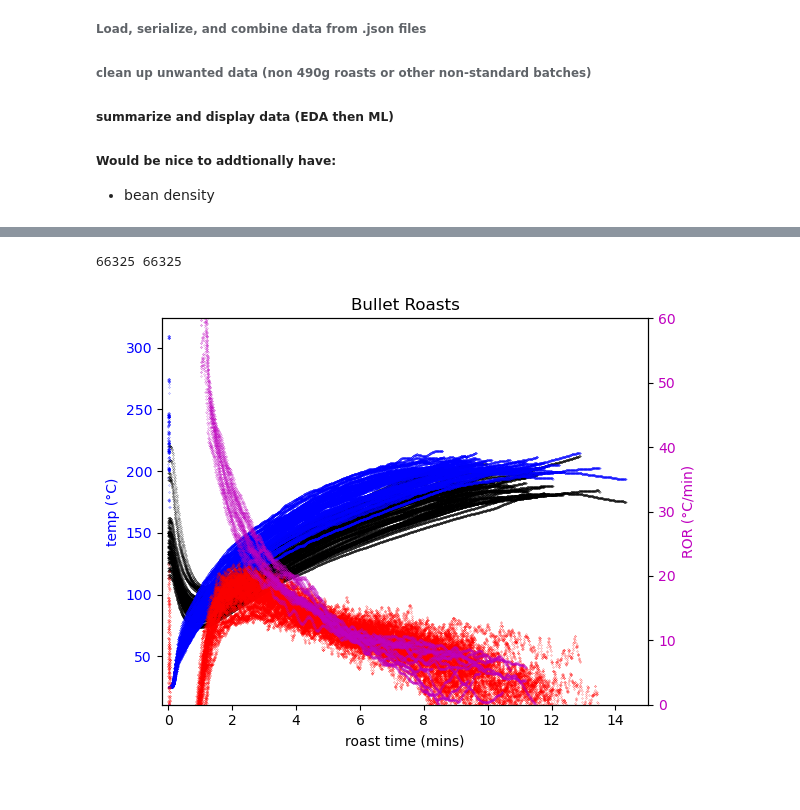
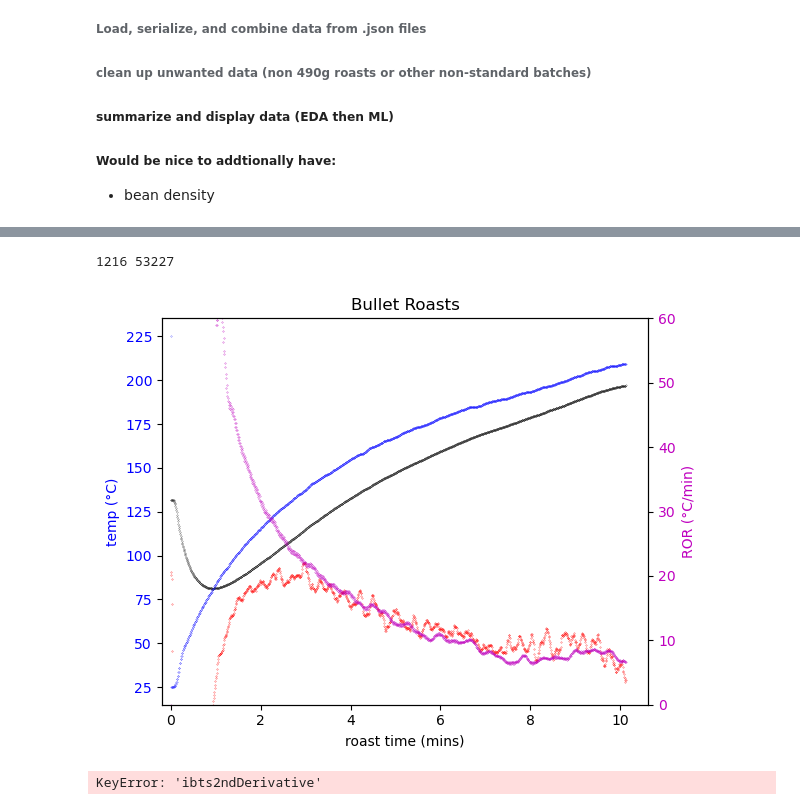
Before and after one commit to rockpyer/bullet_coffee_roasting, a Jupyter notebook: RoastingEval-MultiLoad2.ipynb, the cells around one changed output, grey strips where cells are left out. Saved outputs shown, nothing was run; the diff lists cells and outputs as text; code cells hidden in the pictures.

```diff
--- a/RoastingEval-MultiLoad2.ipynb
+++ b/RoastingEval-MultiLoad2.ipynb
@@ -40,6 +40,13 @@ df.sort_values(by='dateTime', inplace = True)
 df = df.reset_index()
 df = df.drop(columns = ['index'])
 
+# To filter out roasts of others that you have saved
+# enter specific userID (extracted from .json roast file, not sure where else)
+#choiceUserID = '73009f59-2d2e-4215-b6ff-961946ee0b80'
+#df = df[df.userId == choiceUserID]
+# simpler filter is using isFork as identifyer of roasts saved (not your roasts)
+df = df[df.isFork != 1.0]  # use '!= 1.0' for your own roasts and '== 1.0' for other users saved roast. comment outfor all roasts
+
 #############################
 # Clean up and Enrich data  #
 #############################
@@ -48,10 +55,12 @@ dtypeList = ['weightGreen','weightRoasted','ambient', 'humidity', 'ambientTemp',
 for d in dtypeList:
     df[d] = pd.to_numeric(df[d], errors='coerce')
 
-# combine RT2 ambientTemp and roomHumidity with RT3 ambient and humidity
+# combine RT2 ambientTemp and roomHumidity with RT3 ambient and humidity (note I am using ambient F)
+ambientMeasurement = 'F'  #or C
 df['ambient'].where(df['ambient'].isna() == False, df['ambientTemp'].astype(float), inplace = True)
 df['humidity'].where(df['humidity'].isna()== False, df['roomHumidity'].astype(float), inplace = True)
 df.drop(columns=['ambientTemp', 'roomHumidity','exitTemperature'], inplace =  True)  #dropping old environmental data and exitTemp
+df.ambient.replace(to_replace = 0.0, value = np.nan, inplace = True) # some case of temp actually being 0.0 C or F will be excluded, but needed to remove outliers
 
 # convert dateTime
 from datetime import datetime
@@ -77,7 +86,6 @@ for i, row in df.iterrows():
     if df.loc[i,'weightLostPercent'] > 50:
         df.loc[i,'weightLostPercent'] == np.nan
 sampleRate = 2
-#df.info()
 # %%
 ######################################################
 # deconstruct temp curves from lists to new curve_df #
@@ -93,12 +101,8 @@ for index, row in df.iterrows():
                                       pd.Series(row['ibtsDerivative'], name = 'ibtsDerivative', dtype='float64')]).T
         temp_curve_df['indexTime'] = temp_curve_df.index
         temp_curve_df['roastName'] = row['roastName']
+        temp_curve_df['softwareVersion'] = row['softwareVersion']
         curve_df = curve_df.append(temp_curve_df,ignore_index = True)
 curve_df.fillna(value=np.nan)
-
-# TBD create IBTS D and 2nd D
-#for i in df.groupby('roastName')ibtsDerivative
-#   if i ....
-
-#curve_df.head(1000)
+curve_df.head()
 # %% [output]
@@ -366,43 +406,75 @@ RT2 - no ibtsDerivitive and no uid. (Calculate derivitive for this before starin
 # %%
 #############################################################  # NEED TO DO - plot better, maybe in groups relative to origin
 ## Creating full plot of 2 temp curves and associated RORs ##
 #############################################################
 
+# selecting specific roastName; many ways to select roasts here...
+roast_list = ['#42 Ethiopia - no soak 225 - PREF']
+plot_df = curve_df[curve_df.roastName.isin(roast_list)]
 
 from cycler import cycler
-
 temp_list = ['beanTemperature','drumTemperature']
 derivative_list = ['beanDerivative','ibtsDerivative']
 
-
-plt.style.use('default')   #change for future
+#plt.style.use('default')   #change for future
 fig, ax1 = plt.subplots()
 
 ax1.set_xlabel('roast time (mins)')
 ax1.set_ylabel('temp (°C)', color='b')
 ax1.set_prop_cycle(cycler('color', ['k', 'b']) + cycler('lw', [1, 2])) # necessary to set ax1 parameters before plot
 ax1.tick_params(axis='y', labelcolor='b')
 ax1.set_title("Bullet Roasts")
-ax1.scatter((curve_df.indexTime/sampleRate)/60, curve_df['beanTemperature'], label = 'Bean Temp', s=0.03) #trick is to print these as seperate axes
-ax1.scatter((curve_df.indexTime/sampleRate)/60, curve_df['drumTemperature'], label = 'Drum Temp', s=0.03) #trick is to print these as seperate axes
+ax1.scatter((plot_df.indexTime/sampleRate)/60, plot_df['beanTemperature'], label = 'Bean Temp', s=0.03)
+ax1.scatter((plot_df.indexTime/sampleRate)/60, plot_df['drumTemperature'], label = 'Drum Temp', s=0.03)
 
-
-print (len((curve_df.indexTime/sampleRate)/60), len(curve_df[temp_list]))
+print (len((plot_df.indexTime/sampleRate)/60), len(curve_df[temp_list]))
 
 ax2 = ax1.twinx()  # initiate a second axes that shares the same x-axis
 ax2.set_ylabel('ROR (°C/min)', color='m')  # we already handled the x-label with ax1
 ax2.set_prop_cycle(cycler('color', ['r', 'm']) + cycler('lw', [1, 2]))
-rorList = ['ROR', 'ror']
-ax2.scatter((curve_df.indexTime/sampleRate)/60, curve_df['beanDerivative'], label='ROR', s=0.03)
-ax2.scatter((curve_df.indexTime/sampleRate)/60, curve_df['ibtsDerivative'], label='ROR', s=0.03)
-
+ax2.scatter((plot_df.indexTime/sampleRate)/60, plot_df['beanDerivative'], label='ROR', s=0.05)
+ax2.scatter((plot_df.indexTime/sampleRate)/60, plot_df['ibtsDerivative'], label='ROR', s=0.05)
 
 ax2.tick_params(axis='y', labelcolor='m')
 fig.tight_layout()  # otherwise the right y-label can be slightly clipped
 plt.ylim([0, 60])
 plt.xlim(left=-0.2)
 #plt.legend(loc='upper center') # LATER display 4 labels, currently only ROR plots for 2 of 4 curves
-plt.show('LineStyle','none')
+plt.show()
+
+############
+# SECOND D # visualizing to understand challenges
+############
+from cycler import cycler
+temp_list = ['beanTemperature','drumTemperature']
+derivative_list = ['beanDerivative','ibtsDerivative']
+
+fig, ax1 = plt.subplots()
+ax1.set_xlabel('roast time (mins)')
+ax1.set_ylabel('temp (°C)', color='b')
+ax1.set_prop_cycle(cycler('color', ['k', 'b']) + cycler('lw', [1, 2])) # necessary to set ax1 parameters before plot
+ax1.tick_params(axis='y', labelcolor='b')
+ax1.set_title("Bullet Roasts")
+ax1.scatter((plot_df.indexTime/sampleRate)/60, plot_df['beanDerivative'], label='ROR', s=0.05)
+ax1.scatter((plot_df.indexTime/sampleRate)/60, plot_df['ibtsDerivative'], label='ROR', s=0.05)
+plt.ylim([0, 60])
+
+
+ax2 = ax1.twinx()  # initiate a second axes that shares the same x-axis
+ax2.set_ylabel(f'Second Derititive (°C/min\N{SUPERSCRIPT TWO})', color='m')
+ax2.set_prop_cycle(cycler('color', ['r', 'm']) + cycler('lw', [1, 2]))
+marker_style = dict(marker = '.', linestyle='none', color='0.8', markersize=1,
+                    mfc="C1", mec="C9") #use linestyle='solid' once negative values removed and smoothed
+ax2.plot((plot_df.indexTime/sampleRate)/60, plot_df['ibts2ndDerivative'],
+            label='2nd Derivitive', **marker_style)
+ax2.tick_params(axis='y', labelcolor='m')
+fig.tight_layout()  # otherwise the right y-label can be slightly clipped
+plt.ylim([0, 2])
+plt.xlim(left=-0.2)
+plt.legend(loc='upper center') # LATER display 4 labels, currently only ROR plots for 2 of 4 curves
+plt.show()
+print (f'Roast plotted = {roast_list}')
 # %% [output]
-66325 66325
+1216 53227
-[figure, old version]
+[figure, new version]
+KeyError: 'ibts2ndDerivative'
```
Also changed, not shown: parts of 8 cells of this notebook.
